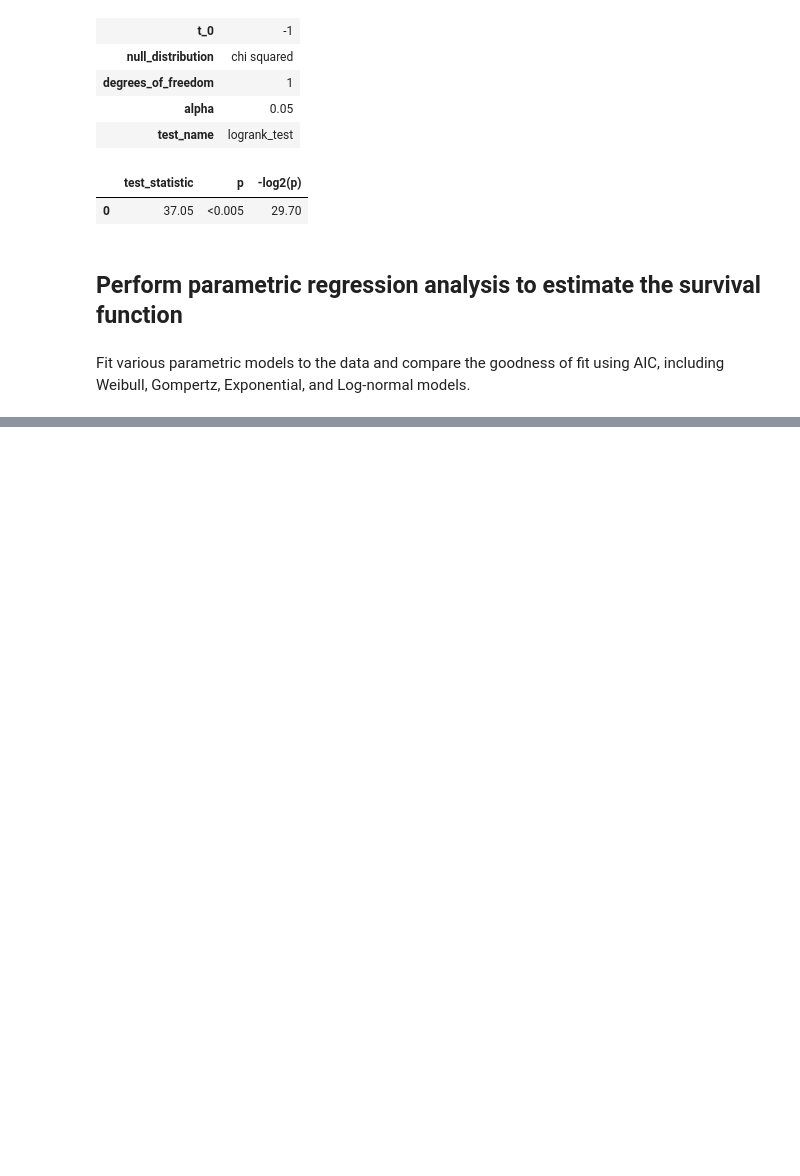
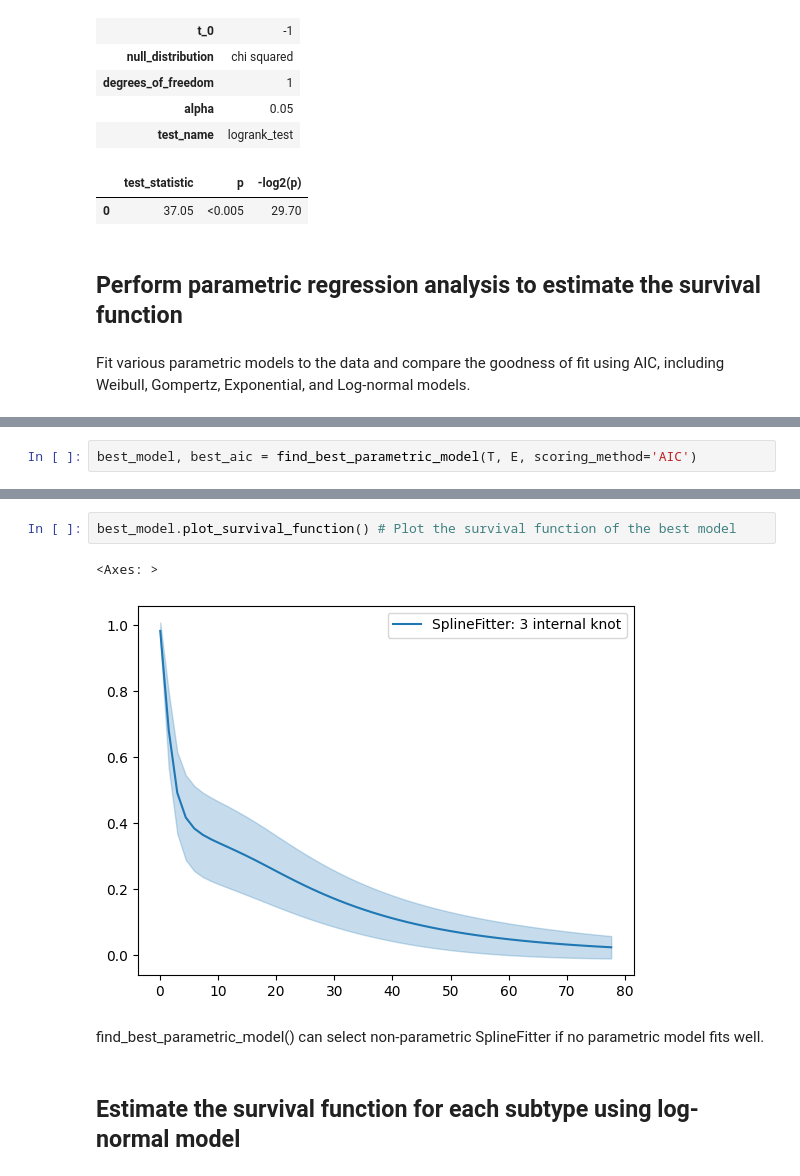
Before and after one commit to davidzhao1015/survival-analysis-case-example, a Jupyter notebook: survival-analysis-ASMD-example.ipynb, the cells around one changed output, grey strips where cells are left out. Saved outputs shown, nothing was run; the diff lists cells and outputs as text; blank space fills up the shorter version.

```diff
--- a/survival-analysis-ASMD-example.ipynb
+++ b/survival-analysis-ASMD-example.ipynb
@@ -129,0 +145,2 @@ ggf_surv.plot_survival_function(ax=axes[1][2])
+# %%
+best_model, best_aic = find_best_parametric_model(T, E, scoring_method='AIC')
@@ -129,0 +151,9 @@ ggf_surv.plot_survival_function(ax=axes[1][2])
+# %%
+best_model.plot_survival_function() # Plot the survival function of the best model
+# %% [output]
+<Axes: >
+[figure, added]
+# %% [markdown]
+find_best_parametric_model() can select non-parametric SplineFitter if no parametric model fits well.
+# %% [markdown]
+## Estimate the survival function for each subtype using log-normal model
```
Also changed, not shown: parts of 9 cells of this notebook.
